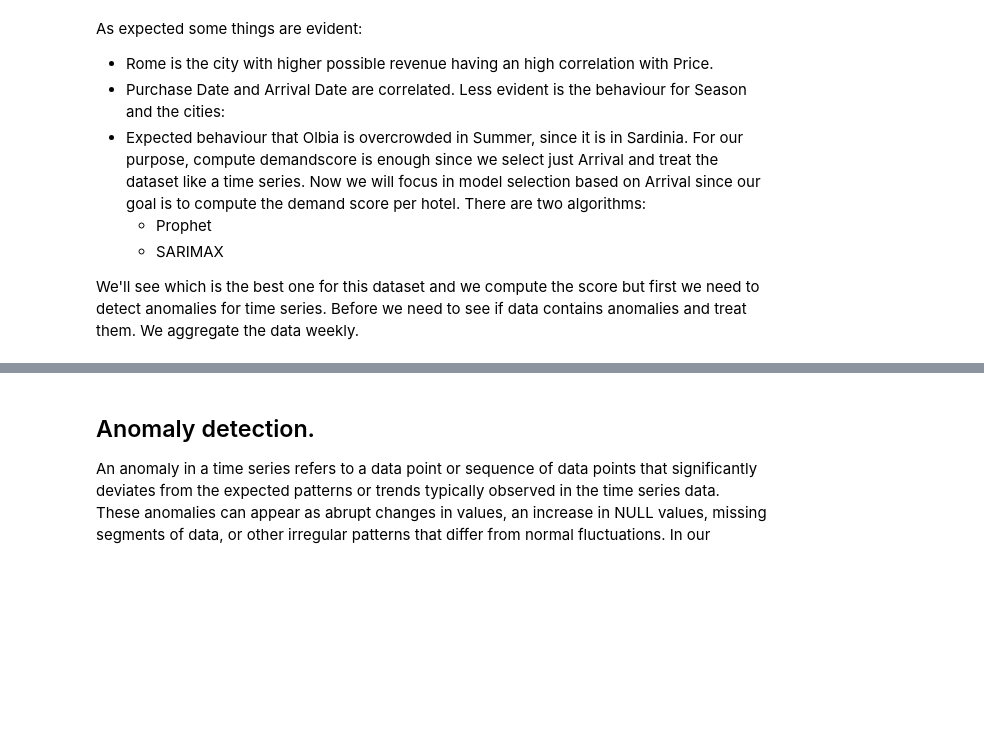
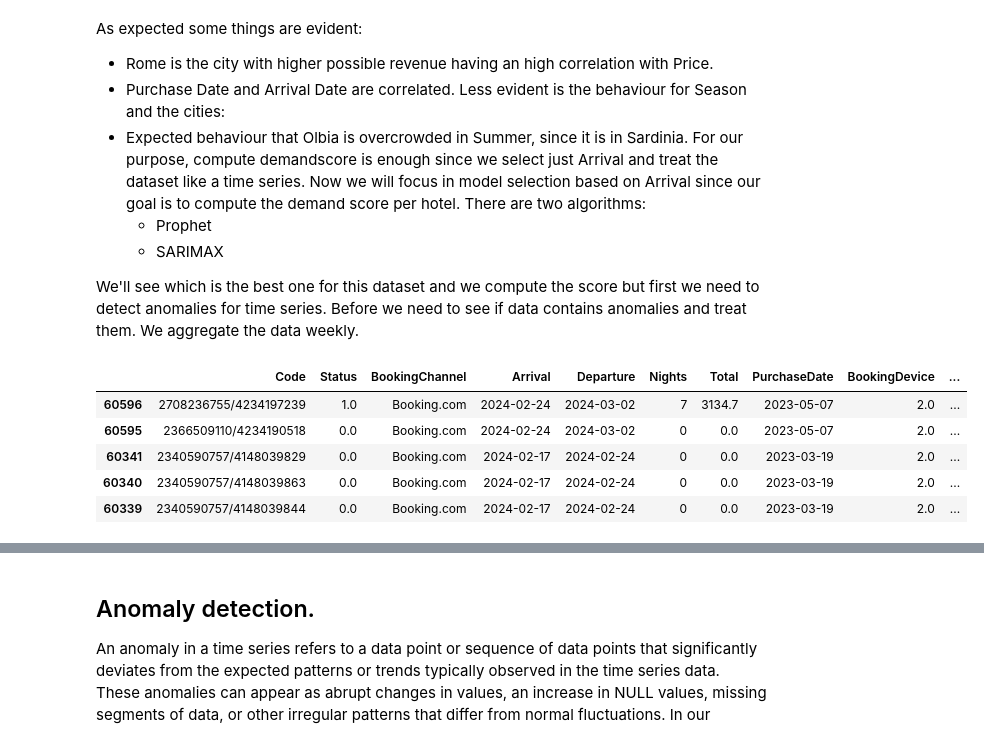
Before and after one commit to CCT-Dublin/capstone-project-feb-2024-pt-giorgiozoppi, a Jupyter notebook: CapstoneProjectGiorgioZoppi.ipynb, the cells around one changed output, grey strips where cells are left out. Saved outputs shown, nothing was run; the diff lists cells and outputs as text; code cells hidden in the pictures; blank space fills up the shorter version.

```diff
--- a/CapstoneProjectGiorgioZoppi.ipynb
+++ b/CapstoneProjectGiorgioZoppi.ipynb
@@ -532,6 +533,15 @@ There are two algorithms:
     -  SARIMAX
 
 We'll see which is the best one for this dataset and we compute the score but first we need to detect anomalies for time series. Before we need to see if data contains anomalies and treat them. We aggregate the data weekly.
+# %%
+hb_dataset.head()
+# %% [output]
+|  | Code | Status | BookingChannel | Arrival | Departure | Nights | Total | PurchaseDate | BookingDevice | ... |
+| 60596 | 2708236755/4234197239 | 1.0 | Booking.com | 2024-02-24 | 2024-03-02 | 7 | 3134.7 | 2023-05-07 | 2.0 | ... |
+| 60595 | 2366509110/4234190518 | 0.0 | Booking.com | 2024-02-24 | 2024-03-02 | 0 | 0.0 | 2023-05-07 | 2.0 | ... |
+| 60341 | 2340590757/4148039829 | 0.0 | Booking.com | 2024-02-17 | 2024-02-24 | 0 | 0.0 | 2023-03-19 | 2.0 | ... |
+| 60340 | 2340590757/4148039863 | 0.0 | Booking.com | 2024-02-17 | 2024-02-24 | 0 | 0.0 | 2023-03-19 | 2.0 | ... |
+| 60339 | 2340590757/4148039844 | 0.0 | Booking.com | 2024-02-17 | 2024-02-24 | 0 | 0.0 | 2023-03-19 | 2.0 | ... |
 # %%
 # Aggregate the data to get weekly demand
 hb_dataset['Week'] = hb_dataset['Arrival'].dt.to_period('W').apply(lambda r: r.start_time)
```
Also changed, not shown: parts of 12 cells of this notebook.
